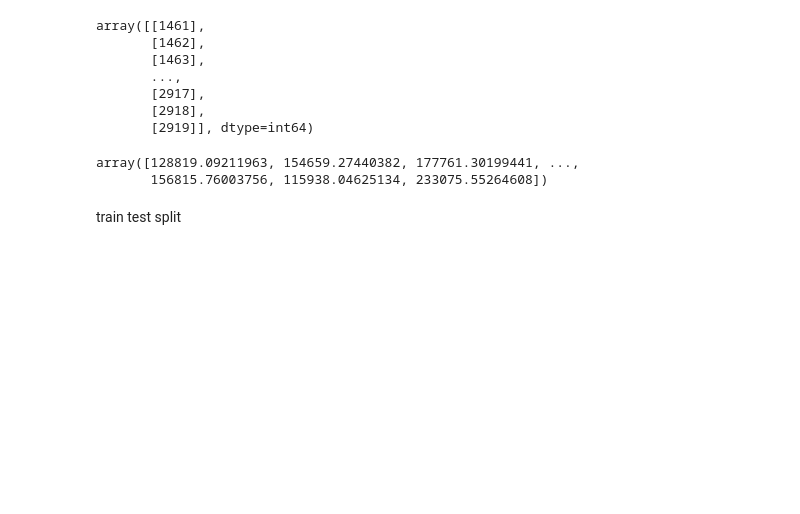
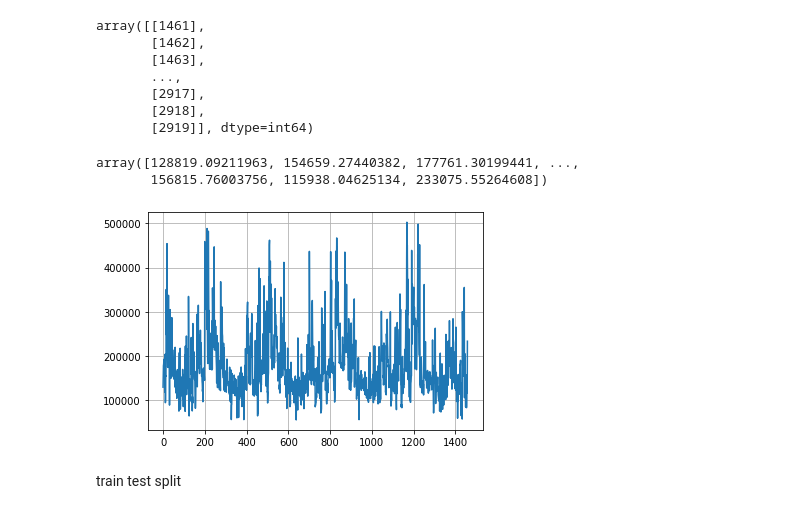
Before and after one commit to roshanpanda666/price-prediction-using-random-forest, a Jupyter notebook: price prediction.ipynb, the cells around one changed output. Cells and saved outputs as stored; diff of their text form; code cells hidden in the pictures; blank space fills up the shorter version.

```diff
--- a/price prediction.ipynb
+++ b/price prediction.ipynb
@@ -29,6 +29,12 @@ y
 # %% [output]
 array([128819.09211963, 154659.27440382, 177761.30199441, ...,
        156815.76003756, 115938.04625134, 233075.55264608])
+# %%
+plt.plot(y)
+plt.grid()
+plt.show()
+# %% [output]
+[figure, added]
 # %% [markdown]
 train test split
 # %%
```
Also changed, not shown: parts of 8 cells of this notebook.
